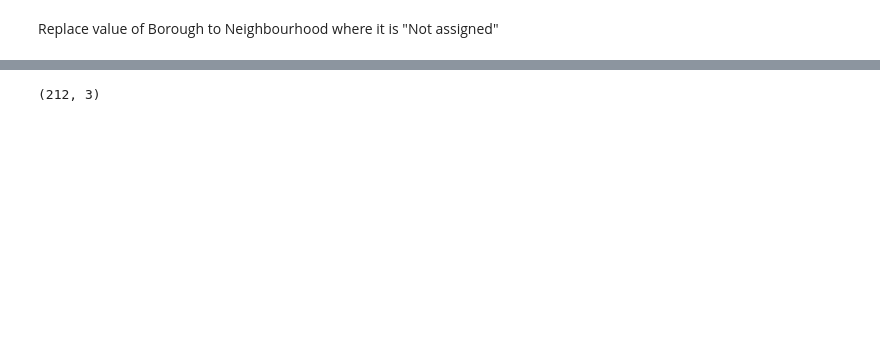
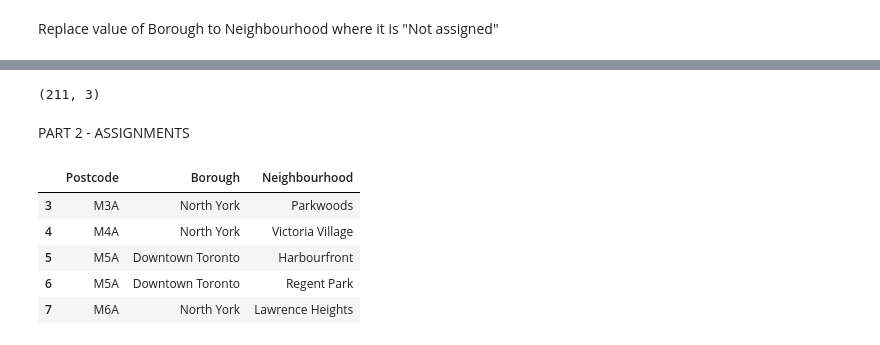
Before and after one commit to pupandya/Coursera_capstone, a Jupyter notebook: CapstoneWeek3assignments.ipynb, the cells around one changed output, grey strips where cells are left out. Cells and saved outputs as stored; diff of their text form; code cells hidden in the pictures; blank space fills up the shorter version.

Commit message:
Week3 assignment for Capstone project coursera

```diff
--- a/CapstoneWeek3assignments.ipynb
+++ b/CapstoneWeek3assignments.ipynb
@@ -113,4 +82,15 @@ df.head(10)
 # %%
-df.shape
+df1.shape
 # %% [output]
-(212, 3)
+(211, 3)
+# %% [markdown]
+PART 2 - ASSIGNMENTS
+# %%
+df1.head()
+# %% [output]
+|  | Postcode | Borough | Neighbourhood |
+| 3 | M3A | North York | Parkwoods |
+| 4 | M4A | North York | Victoria Village |
+| 5 | M5A | Downtown Toronto | Harbourfront |
+| 6 | M5A | Downtown Toronto | Regent Park |
+| 7 | M6A | North York | Lawrence Heights |
```
Also changed, not shown: parts of 12 cells of this notebook.
